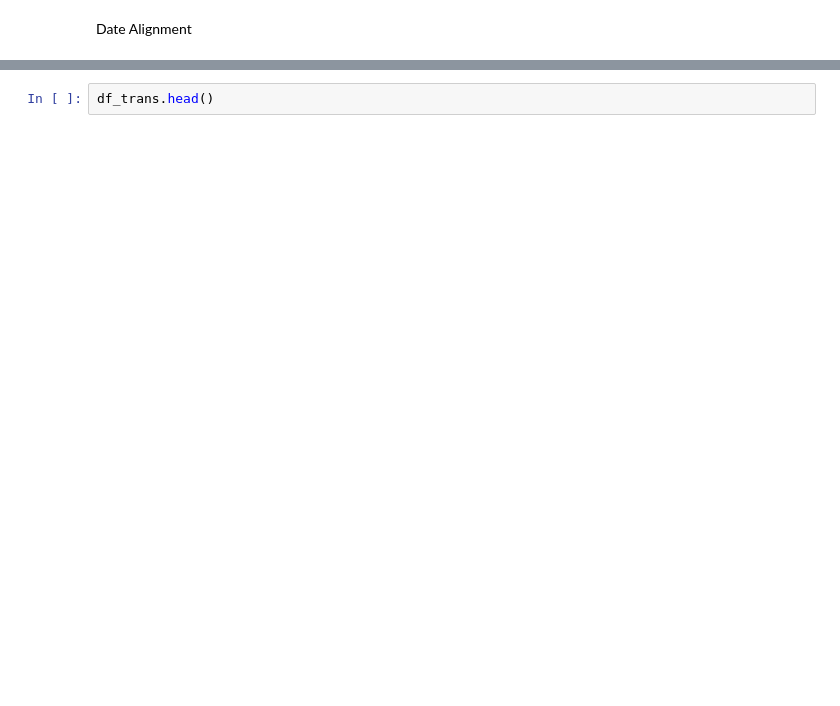
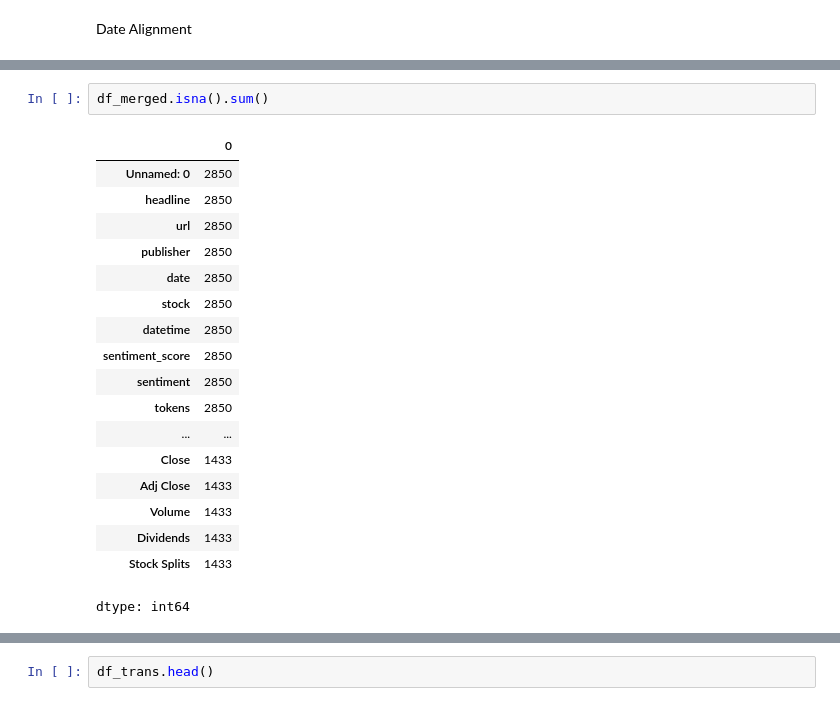
Before and after one commit to Amanzlastt/kifyaw1, a Jupyter notebook: notebooks/task-3.ipynb, the cells around one changed output, grey strips where cells are left out. Drawn from its saved outputs; the diff is of its cells as text; blank space fills up the shorter version.

```diff
--- a/notebooks/task-3.ipynb
+++ b/notebooks/task-3.ipynb
@@ -40,0 +55,21 @@ dtype: object
+# %%
+df_merged.isna().sum()
+# %% [output]
+|  | 0 |
+| Unnamed: 0 | 2850 |
+| headline | 2850 |
+| url | 2850 |
+| publisher | 2850 |
+| date | 2850 |
+| stock | 2850 |
+| datetime | 2850 |
+| sentiment_score | 2850 |
+| sentiment | 2850 |
+| tokens | 2850 |
+| ... | ... |
+| Close | 1433 |
+| Adj Close | 1433 |
+| Volume | 1433 |
+| Dividends | 1433 |
+| Stock Splits | 1433 |
+dtype: int64
```
Also changed, not shown: parts of 9 cells of this notebook.
